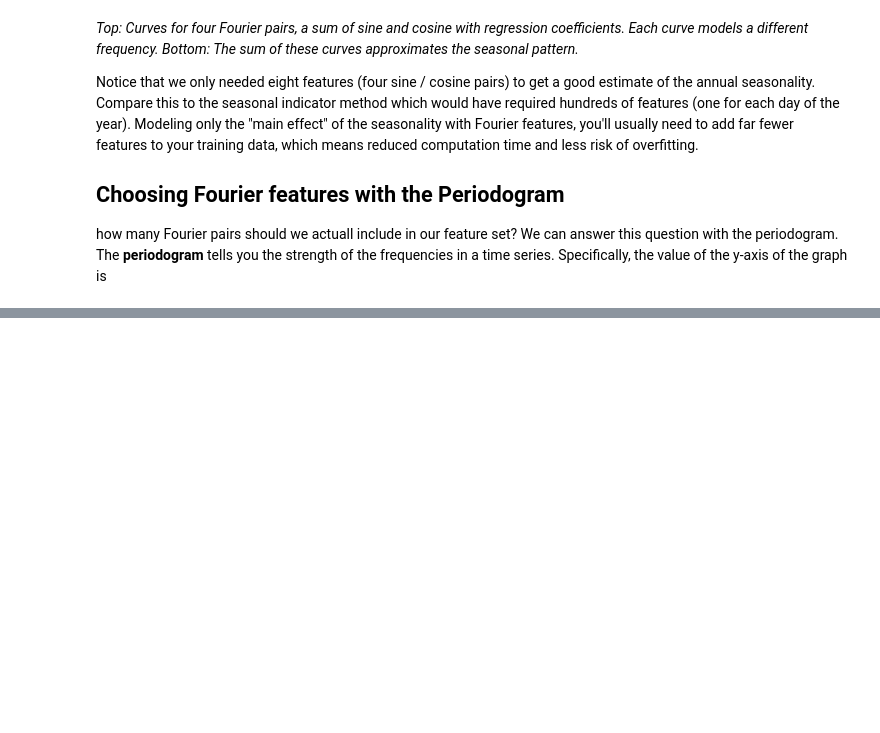
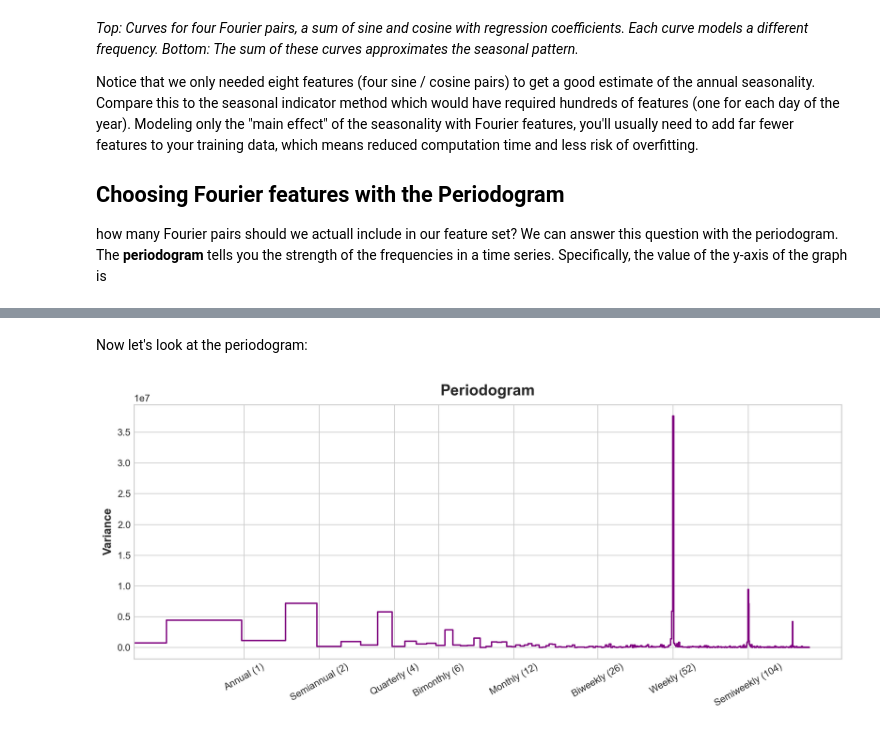
Before and after one commit to rfacey/SelfProjects, a Jupyter notebook: StudyMaterial/Kaggle/TimeSeries/03 Seasonality.ipynb, the cells around one changed output, grey strips where cells are left out. Drawn from its saved outputs; the diff is of its cells as text; code cells hidden in the pictures; blank space fills up the shorter version.

```diff
--- a/StudyMaterial/Kaggle/TimeSeries/03 Seasonality.ipynb
+++ b/StudyMaterial/Kaggle/TimeSeries/03 Seasonality.ipynb
@@ -68,0 +225,6 @@ how many Fourier pairs should we actuall include in our feature set? We can answ
+# %% [markdown]
+Now let's look at the periodogram:
+# %%
+plot_periodogram(tunnel.NumVehicles);
+# %% [output]
+[figure, added]
```
Also changed, not shown: parts of 8 cells of this notebook.
